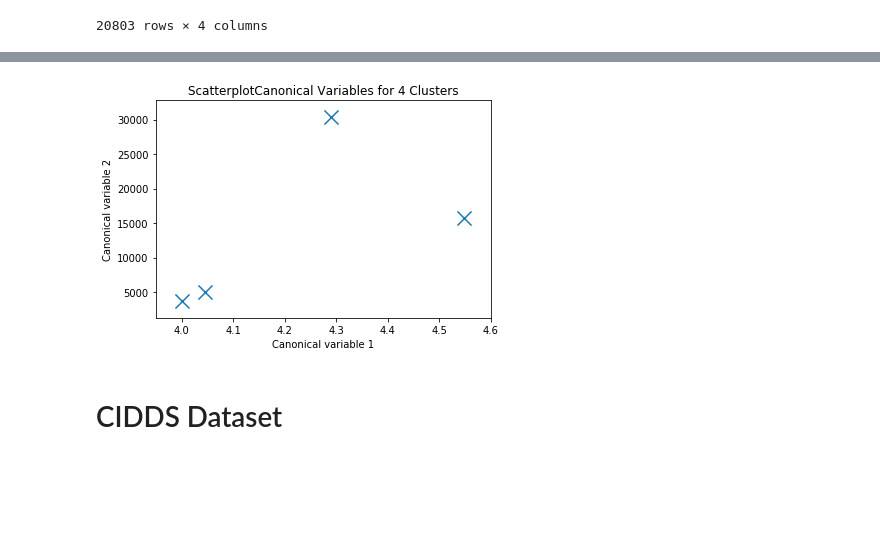
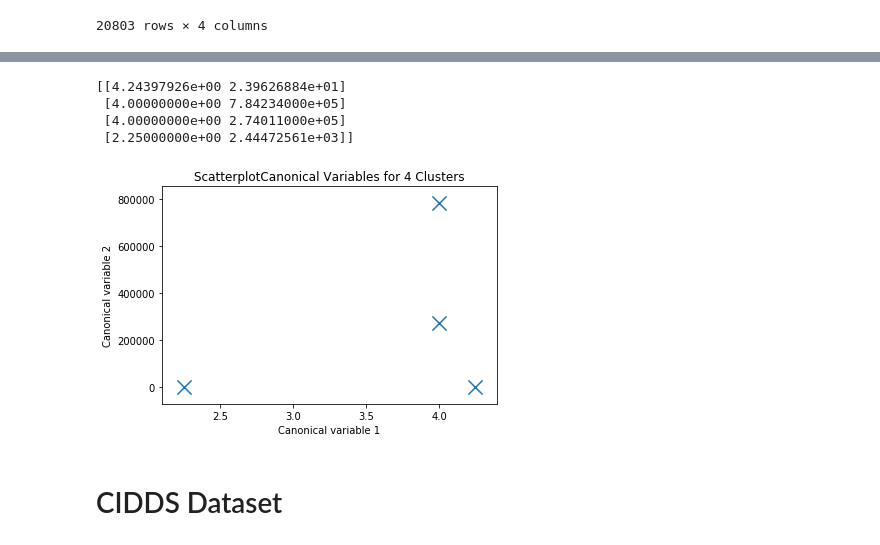
Before and after one commit to BaiKongQue/CSCI-191T_Security_Group, a Jupyter notebook: Security Group Project.ipynb, the cells around one changed output, grey strips where cells are left out. Drawn from its saved outputs; the diff is of its cells as text; code cells hidden in the pictures; blank space fills up the shorter version.

```diff
--- a/Security Group Project.ipynb
+++ b/Security Group Project.ipynb
@@ -9,11 +11,12 @@ from sklearn.cluster import KMeans
 from sklearn.svm import SVC # not used
 from sklearn.neighbors import KNeighborsClassifier
 # %%
-def k_mean(K, dataset):
+def k_mean(K, X):
     k_model = KMeans(n_clusters=K)
-    k_model.fit(dataset)
-    clusassign= k_model.predict(dataset)
+    k_model.fit(X)
+    clusassign= k_model.predict(X)
     centroids = k_model.cluster_centers_
+    print(centroids)
     plt.scatter(centroids[:,0],centroids[:,1], marker='o', s = 200, linewidths=2, c='none')
     plt.scatter(centroids[:,0],centroids[:,1], marker='x', s = 200, linewidths=2)
 #     plt.scatter(dataset.iloc[:,:1], dataset.iloc[:,1:2])
@@ -111,7 +128,11 @@ kaggleDF
 # %%
-k_mean(4, kaggleDF.iloc[:,1:])
+k_mean(4, kaggleDF[["l_ipn","f"]])
 # %% [output]
+[[4.24397926e+00 2.39626884e+01]
+ [4.00000000e+00 7.84234000e+05]
+ [4.00000000e+00 2.74011000e+05]
+ [2.25000000e+00 2.44472561e+03]]
-[figure, old version]
+[figure, new version]
 # %% [markdown]
 # CIDDS Dataset
 # %%
```
Also changed, not shown: parts of 8 cells of this notebook.
